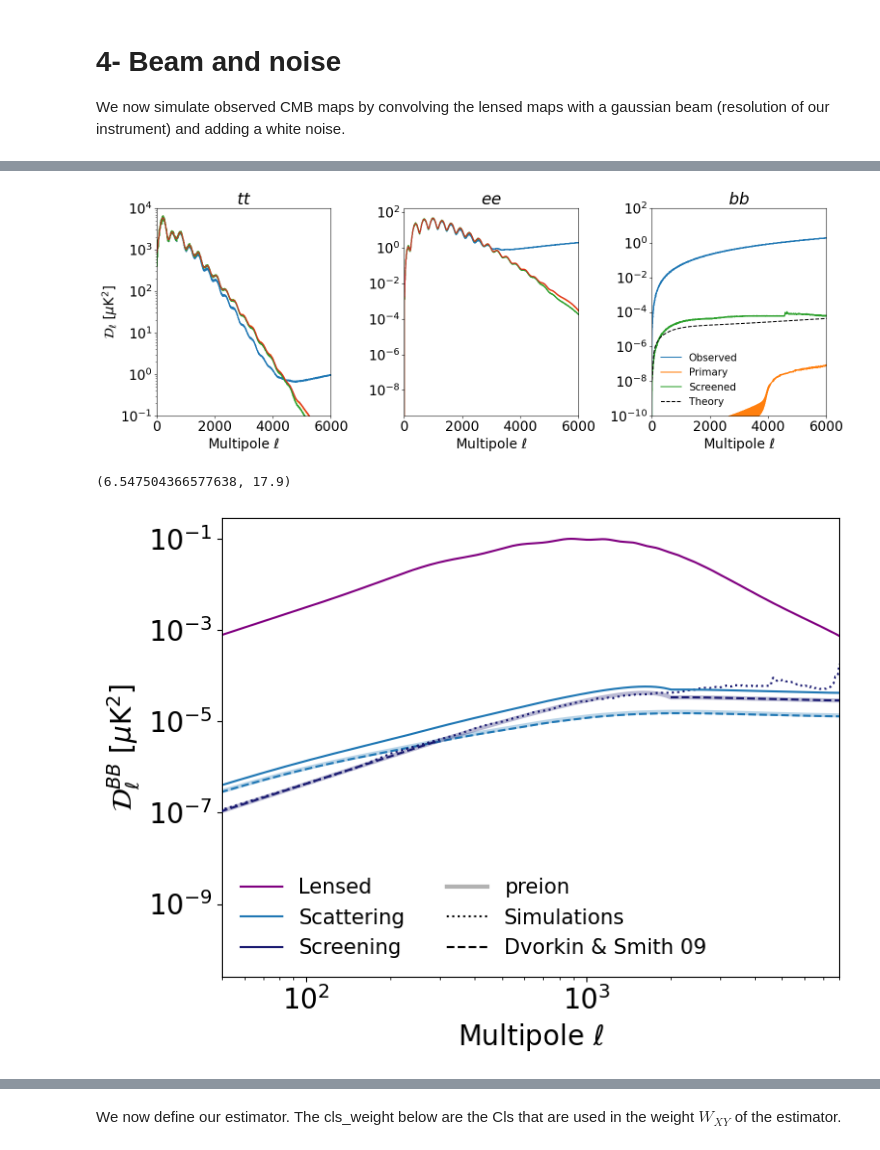
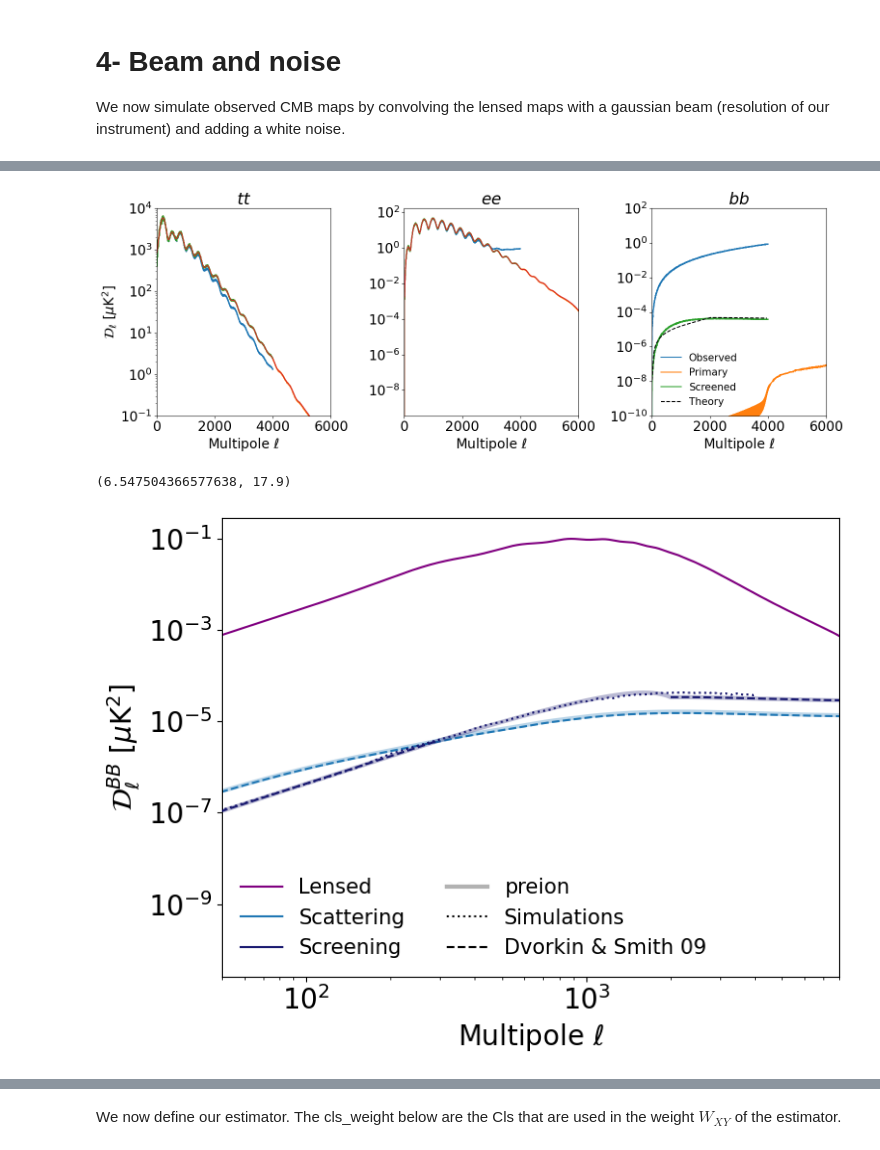
Before and after one commit to adeliegorce/preion, a Jupyter notebook: cross-correlations/With_Pee/tau_QE.ipynb, the cells around one changed output, grey strips where cells are left out. Saved outputs shown, nothing was run; the diff lists cells and outputs as text; code cells hidden in the pictures.

```diff
--- a/cross-correlations/With_Pee/tau_QE.ipynb
+++ b/cross-correlations/With_Pee/tau_QE.ipynb
@@ -322,3 +320,9 @@ hp.gnomview(obs_maps['q'], title=r'$Q_\mathrm{obs}(\hat{\mathbf{n}})$', unit=r'$
 # %%
 out = hp.anafast([scattered_t_map, scattered_q_map, scattered_u_map], lmax=lmax_ivf, pol=True)
-scattered_cls_from_maps = {'tt': out[0], 'ee': out[1], 'bb': out[2]}
+scattered_cls_from_maps = {'tt': out[0], 'ee': out[1], 'bb': out[2], 'te': out[3], 'eb': out[4], 'tb': out[5]}
+# %%
+out = hp.alm2cl([tobs_lm, eobs_lm, bobs_lm], lmax=lmax_ivf)
+observed_cls = {'tt': out[0], 'ee': out[1], 'bb': out[2], 'te': out[3], 'eb': out[4], 'tb': out[5]}
+# %%
+for i in range(6):
+    print(i%2, i//2, i%3, i//3)
@@ -324,0 +336,25 @@ scattered_cls_from_maps = {'tt': out[0], 'ee': out[1], 'bb': out[2]}
+# %%
+fig, axes = plt.subplots(2, 3, sharex=True, figsize=(16, 8))
+# axes[0].plot(ell_obs, hp.alm2cl(tobs_lm, lmax=lmax_ivf)*f(ell_obs), label='Observed')
+# axes[1].plot(ell_obs, hp.alm2cl(eobs_lm, lmax=lmax_ivf)*f(ell_obs), label='Observed')
+# axes[2].plot(ell_obs, hp.alm2cl(bobs_lm, lmax=lmax_ivf)*f(ell_obs), label='Observed')
+for i, title in enumerate(['tt', 'ee', 'bb', 'eb', 'te', 'tb']):
+    ax = axes[i//3, i%3]
+    ax.set_title(rf'${title}$')
+    ax.plot(ell_obs, observed_cls[title]*f(ell_obs), label='Observed')
+    ax.plot(np.arange(primary_cls_from_maps[title].size), primary_cls_from_maps[title]*f(np.arange(primary_cls_from_maps[title].size)), label='Primary')
+    ax.plot(ell_obs, scattered_cls_from_maps[title]*f(ell_obs), label='Screened')
+    if i < 3:
+        ax.plot(CMB_Cells[:, 0], f(CMB_Cells[:, 0])*CMB_Cells[:, i+1])
+        ax.set_yscale('log')
+    if i%3 == 0:
+        ax.set_ylabel(r'$\mathcal{D}_\ell$ [$\mu$K$^2$]')
+    if i//3 == 1:
+        ax.set_xlabel(r'Multipole $\ell$')
+axes[0, 2].plot(ell_obs[10::50], preion_model.get_B_modes(ell_obs[10::50], Dells=True, Qrms=17.0), color='k', ls='--', label='Theory')
+
+axes[0, 2].legend(frameon=False)
+axes[0, 0].set_ylim(0.1, 1e4)
+axes[0, 0].set_xlim(0, 6000)
+axes[0, -1].set_ylim(1e-10, 100)
+fig.tight_layout()
@@ -325,23 +363,21 @@ scattered_cls_from_maps = {'tt': out[0], 'ee': out[1], 'bb': out[2]}
 # %%
 fig, axes = plt.subplots(1, 3, sharex=True, figsize=(16, 6))
-axes[0].plot(ell_obs, hp.alm2cl(tobs_lm, lmax=lmax_ivf)*f(ell_obs), label='Observed')
-axes[1].plot(ell_obs, hp.alm2cl(eobs_lm, lmax=lmax_ivf)*f(ell_obs), label='Observed')
-axes[2].plot(ell_obs, hp.alm2cl(bobs_lm, lmax=lmax_ivf)*f(ell_obs), label='Observed')
 for i, (ax, title) in enumerate(zip(axes, ['tt', 'ee', 'bb'])):
     ax.set_title(rf'${title}$')
     ax.set_xlabel(r'Multipole $\ell$')
+    ax.plot(ell_obs, observed_cls[title]*f(ell_obs), label='Observed')
     ax.semilogy(np.arange(primary_cls_from_maps[title].size), primary_cls_from_maps[title]*f(np.arange(primary_cls_from_maps[title].size)), label='Primary')
     ax.plot(ell_obs, scattered_cls_from_maps[title]*f(ell_obs), label='Screened')
     ax.plot(CMB_Cells[:, 0], f(CMB_Cells[:, 0])*CMB_Cells[:, i+1])
 axes[2].plot(ell_obs[10::50], preion_model.get_B_modes(ell_obs[10::50], Dells=True, Qrms=17.0), color='k', ls='--', label='Theory')
 axes[0].set_ylabel(r'$\mathcal{D}_\ell$ [$\mu$K$^2$]')
 axes[2].legend(frameon=False)
 axes[0].set_ylim(0.1, 1e4)
 axes[0].set_xlim(0, 6000)
 axes[-1].set_ylim(1e-10, 100)
 fig.tight_layout()
 # %% [output]
-[figure, old version]
+[figure, new version]
 # %%
 Qrms = 17.9
 scattering_bb = preion_model.get_scattering_B_modes(ells=np.arange(1, 9800), signal='both', Dells=True, Qrms=Qrms)
@@ -379,7 +415,7 @@ plt.plot(CMB_Cells_lensed[:, 0], CMB_Cells_lensed[:, 3]*f(CMB_Cells_lensed[:, 0]
 plt.plot(ell_obs[::50], scattered_cls_from_maps['bb'][::50]*f(ell_obs[::50]), color='midnightblue', ls=':')#alpha=.5)
 # plt.plot(CMB_Cells[:, 0], f(CMB_Cells[:, 0])*CMB_Cells[:, 3])
 
-plt.plot(np.arange(1, 9800), screening_bb+np.sum(scattering_bb, axis=1))
+# plt.plot(np.arange(1, 9800), screening_bb+np.sum(scattering_bb, axis=1))
 
 plt.plot([], [], ls='-', label='Scattering', color='C0')
 plt.plot([], [], ls='-', label='Screening', color='midnightblue')
@@ -396,7 +432,7 @@ plt.xlabel(r'Multipole $\ell$')
 plt.tight_layout()
 plt.savefig('bb_modes.pdf', dpi=220)
 # %% [output]
-[figure, old version]
+[figure, new version]
 # %% [markdown]
 # 5 - Estimate the lensing potential field
 
```
Also changed, not shown: parts of 27 cells of this notebook, 1 other file.
